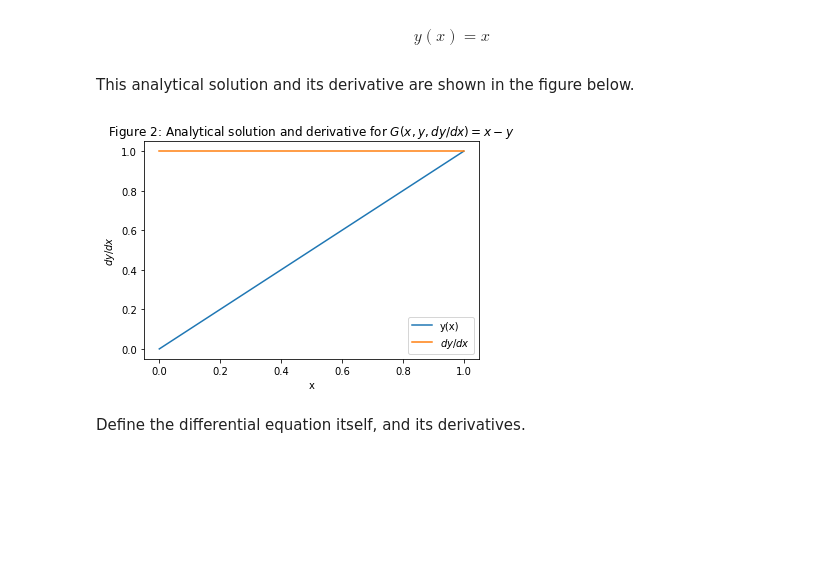
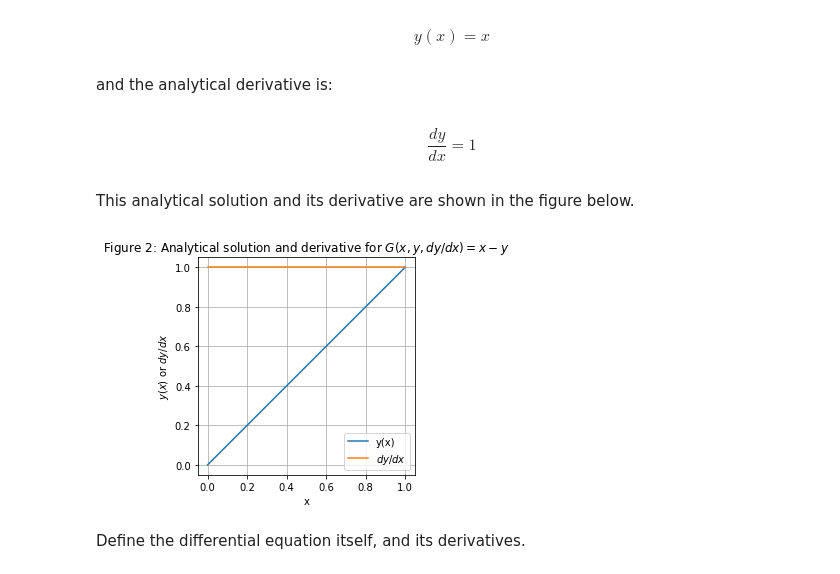
Before and after one commit to elwinter/nnode, a Jupyter notebook: ipynb/nnode1.ipynb, the cells around one changed output. Saved outputs shown, nothing was run; the diff lists cells and outputs as text; code cells hidden in the pictures; blank space fills up the shorter version.

```diff
--- a/ipynb/nnode1.ipynb
+++ b/ipynb/nnode1.ipynb
@@ -305,6 +297,12 @@ The analytical solution to this equation is simply:
 \begin{equation}
 y(x) = x
 \end{equation}
+# %% [markdown]
+and the analytical derivative is:
+# %% [markdown]
+\begin{equation}
+\frac {dy}{dx}=1
+\end{equation}
 # %% [markdown]
 This analytical solution and its derivative are shown in the figure below.
 # %%
@@ -316,18 +314,22 @@ def dya_dx(x):
 # %%
 xmin = 0
 xmax = 1
 n = 100
 x = np.linspace(xmin, xmax, n)
 y = np.vectorize(ya)(x)
 dy_dx = np.vectorize(dya_dx)(x)
+fig = plt.figure()
+ax = fig.add_subplot(111)
 plt.xlabel('x')
-plt.ylabel('$dy/dx$')
-plt.plot(x, y, label = 'y(x)')
-plt.plot(x, dy_dx, label = "$dy/dx$")
+plt.ylabel('$y(x)$ or $dy/dx$')
+plt.grid()
+ax.plot(x, y, label = 'y(x)'),
+ax.plot(x, dy_dx, label = "$dy/dx$")
+ax.set_aspect(1)
 plt.legend()
 plt.title("Figure 2: Analytical solution and derivative for $G(x,y,dy/dx)=x-y$");
 # %% [output]
-[figure, old version]
+[figure, new version]
 # %% [markdown]
 Define the differential equation itself, and its derivatives.
 # %%
```
Also changed, not shown: parts of 55 cells of this notebook, 10 other files.
